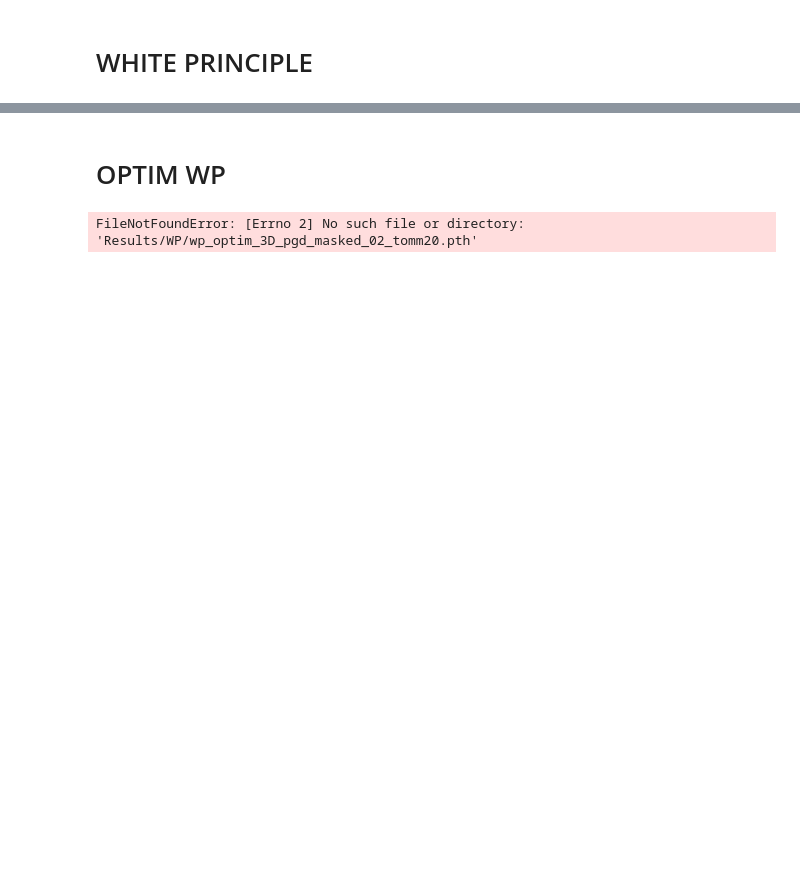
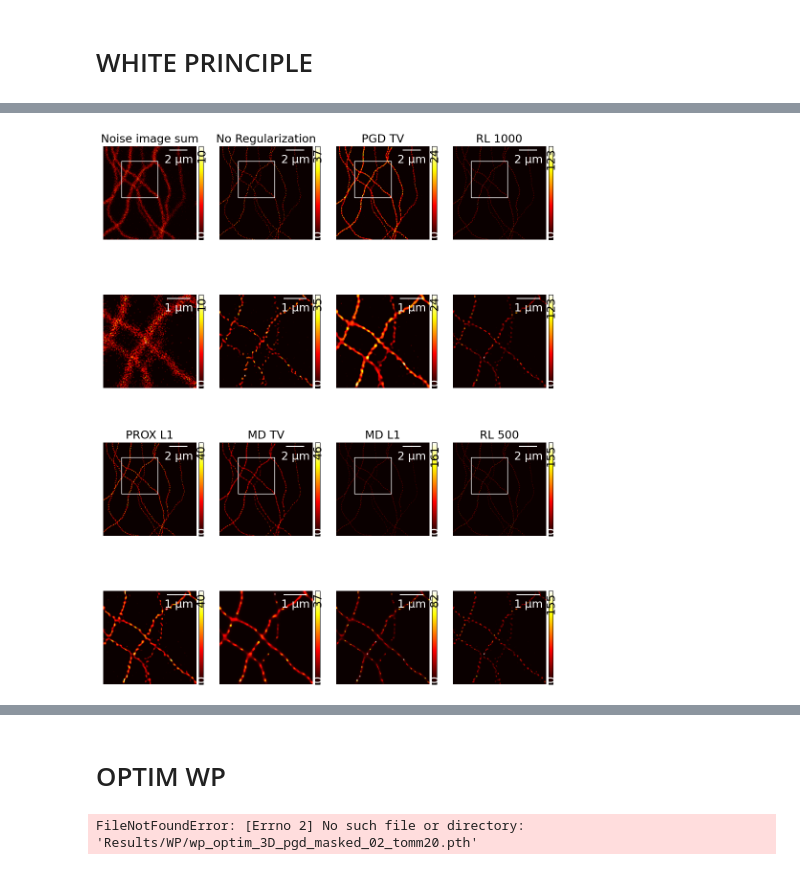
Before and after one commit to sofiaagostoni/ism_regularisation, a Jupyter notebook: results_ism.ipynb, the cells around one changed output, grey strips where cells are left out. Drawn from its saved outputs; the diff is of its cells as text; code cells hidden in the pictures; blank space fills up the shorter version.

```diff
--- a/results_ism.ipynb
+++ b/results_ism.ipynb
@@ -289,0 +301,83 @@ fig.tight_layout()
+# %%
+grid = ism.GridParameters()
+grid.N = 5              # number of detector elements in each dimension
+grid.pxsizex = hparams['pxsize']      # pixel size of the simulation space (nm)
+grid.pxdim = 50e3       # detector element size in real space (nm)
+grid.pxpitch = 75e3     # detector element pitch in real space (nm)
+grid.M = 500            # total magnification of the optical system (e.g. 100x objective followed by 5x telescope)
+grid.Nz = hparams['Nz']
+grid.pxsizez = 700
+exPar = ism.simSettings()
+exPar.wl = 640 # excitation wavelength (nm)
+exPar.mask_sampl = 31
+emPar = exPar.copy()
+emPar.wl = 660 # emission wavelength (nm)
+z_shift = 0 #nm
+
+# 4 righe x 3 colonne
+fig, ax = plt.subplots(4, 4, sharex='row', sharey='row', figsize=(10, 13))
+
+x0 = 40
+y0 = 50
+dx = 100
+dy = 100
+
+def get_rect():
+    return patches.Rectangle((y0, x0), dy, dx, linewidth=1, edgecolor='w', facecolor='none')
+
+# Nota: Assicurati di aver creato la griglia con 4 colonne:
+# fig, ax = plt.subplots(4, 4, figsize=(...))
+
+# ==========================================
+# --- PARTE SUPERIORE (Righe 0 e 1) ---
+# ==========================================
+
+# --- 1. Top Col 0: Noise ---
+gr.ShowImg(noise_image[:,:,:, :].sum(0), grid.pxsizex*1e-3, fig=fig, ax=ax[0,0])
+gr.ShowImg(noise_image[:,:,x0:x0+dx, y0:y0+dx].sum(0), grid.pxsizex*1e-3, fig=fig, ax=ax[1,0])
+ax[0,0].add_patch(get_rect()); ax[0,0].set_title("Noise image sum")
+
+# --- 2. Top Col 1: No Regularization ---
+gr.ShowImg(x_result_noreg[:,:,:, :].sum(0), grid.pxsizex*1e-3, fig=fig, ax=ax[0,1])
+gr.ShowImg(x_result_noreg[:,:,x0:x0+dx, y0:y0+dx].sum(0), grid.pxsizex*1e-3, fig=fig, ax=ax[1,1])
+ax[0,1].add_patch(get_rect()); ax[0,1].set_title("No Regularization")
+
+# --- 3. Top Col 2: PGD (TV) ---
+gr.ShowImg(x_result_tv[:,:,:, :], grid.pxsizex*1e-3, fig=fig, ax=ax[0,2])
+gr.ShowImg(x_result_tv[:,:,x0:x0+dx, y0:y0+dx], grid.pxsizex*1e-3, fig=fig, ax=ax[1,2])
+ax[0,2].add_patch(get_rect()); ax[0,2].set_title("PGD TV")
+
+# --- 4. Top Col 3: RL 1000 (NUOVO) ---
+gr.ShowImg(x_result_rl500[:,:,:, :].sum(0), grid.pxsizex*1e-3, fig=fig, ax=ax[0,3])
+gr.ShowImg(x_result_rl500[:,:,x0:x0+dx, y0:y0+dx].sum(0), grid.pxsizex*1e-3, fig=fig, ax=ax[1,3])
+ax[0,3].add_patch(get_rect()); ax[0,3].set_title("RL 1000")
+
+
+# ==========================================
+# --- PARTE INFERIORE (Righe 2 e 3) ---
+# ==========================================
+
+# --- 5. Bottom Col 0: PROX (L1) ---
+gr.ShowImg(x_result_l1[:,:,:, :].sum(0), grid.pxsizex*1e-3, fig=fig, ax=ax[2,0])
+gr.ShowImg(x_result_l1[:,:,x0:x0+dx, y0:y0+dx].sum(0), grid.pxsizex*1e-3, fig=fig, ax=ax[3,0])
+ax[2,0].add_patch(get_rect()); ax[2,0].set_title("PROX L1")
+
+# --- 6. Bottom Col 1: Mirror Descent (MD TV) ---
+gr.ShowImg(x_result_mdtv[:,:,:, :], grid.pxsizex*1e-3, fig=fig, ax=ax[2,1])
+gr.ShowImg(x_result_mdtv[:,:,x0:x0+dx, y0:y0+dx], grid.pxsizex*1e-3, fig=fig, ax=ax[3,1])
+ax[2,1].add_patch(get_rect()); ax[2,1].set_title("MD TV")
+
+# --- 7. Bottom Col 2: Mirror Descent (MD L1) ---
+# Qui ho corretto la variabile da mdtv a mdl1 (assumendo che esista)
+gr.ShowImg(x_result_mdl1[:,:,:, :].sum(0), grid.pxsizex*1e-3, fig=fig, ax=ax[2,2])
+gr.ShowImg(x_result_mdl1[:,:,x0:x0+dx, y0:y0+dx].sum(0), grid.pxsizex*1e-3, fig=fig, ax=ax[3,2])
+ax[2,2].add_patch(get_rect()); ax[2,2].set_title("MD L1")
+
+# --- 8. Bottom Col 3: RL 500 (NUOVO) ---
+gr.ShowImg(x_result_rl1000[:,:,:, :].sum(0), grid.pxsizex*1e-3, fig=fig, ax=ax[2,3])
+gr.ShowImg(x_result_rl1000[:,:,x0:x0+dx, y0:y0+dx].sum(0), grid.pxsizex*1e-3, fig=fig, ax=ax[3,3])
+ax[2,3].add_patch(get_rect()); ax[2,3].set_title("RL 500")
+
+fig.tight_layout()
+# %% [output]
+[figure, added]
```
Also changed, not shown: parts of 22 cells of this notebook, 10 other files.
